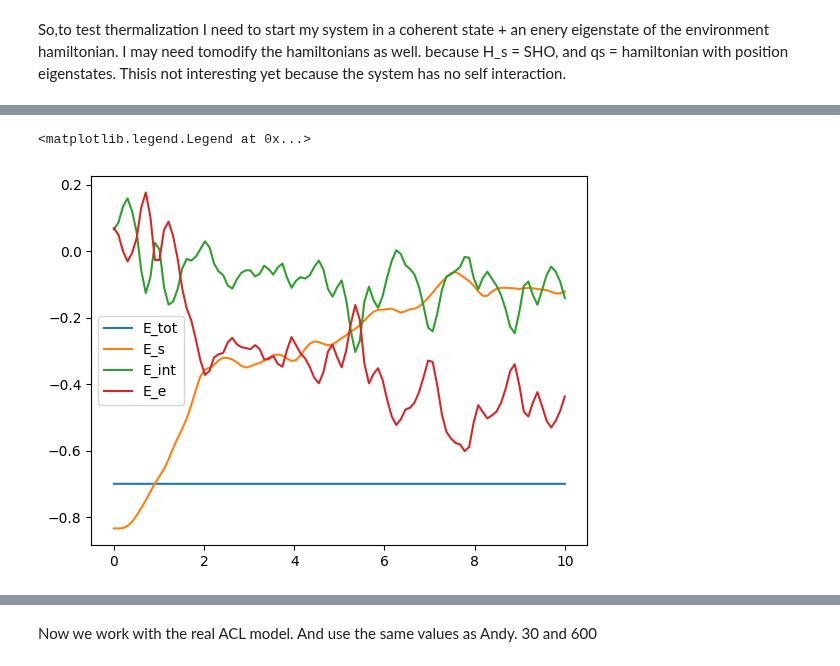
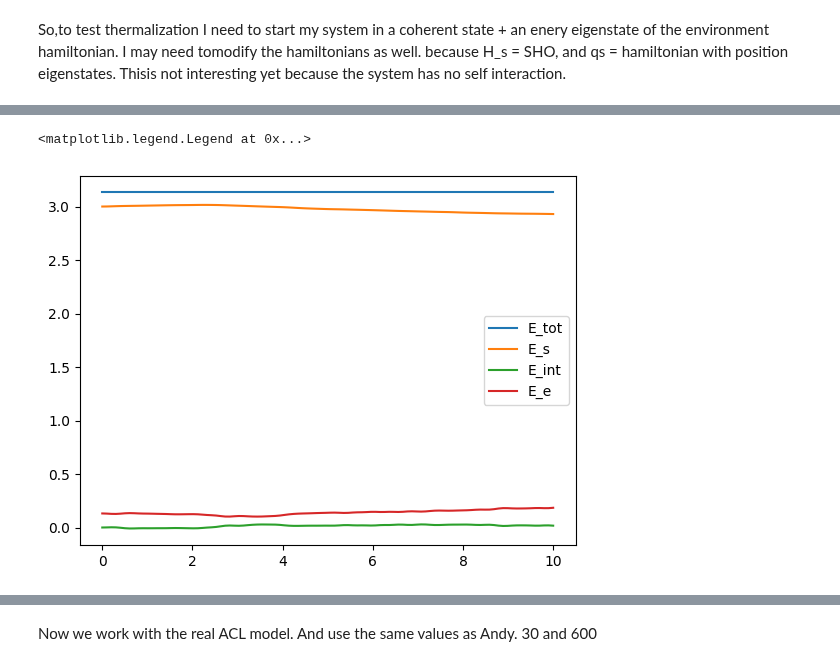
Before and after one commit to MarinAndreGirard/ACL, a Jupyter notebook: Working/thermalization.ipynb, the cells around one changed output, grey strips where cells are left out. Saved outputs shown, nothing was run; the diff lists cells and outputs as text; code cells hidden in the pictures.

```diff
--- a/Working/thermalization.ipynb
+++ b/Working/thermalization.ipynb
@@ -73,13 +89,16 @@ Thisis not interesting yet because the system has no self interaction.
 # %%
 # Setting parameters for simulation TODO make a config file for this.
-d1 = 10; d2 = 200; E_spacing = 4.0; E_int = 0.03; E_int2 = 0; E_env = 1; E_env2 = 0; w = [0,0,0,1,0,0,0,0,0,0]; envi=[0]; tmax = 10; ind_nb = 100; log = 0
+d1 = 10; d2 = 200; E_spacing = 1.0; E_int = 0.03; E_int2 = 0; E_env = 1; E_env2 = 0; w = [0,0,0,1,0,0,0,0,0,0]; envi=[0]; tmax = 10; ind_nb = 100; log = 0
 env_sys=0
 # Running the simulation and running the core functions
-result, tlist, H_list, ket_list, info = time_evo(d1,d2,E_spacing, E_int, E_int2, E_env, E_env2,w,envi, tmax, ind_nb,log,0.1)
+result, tlist, H_list, ket_list, info = time_evo(d1,d2,E_spacing, E_int, E_int2, E_env, E_env2,w,envi, tmax, ind_nb,log,0.5)
 eigen = eig(H_list)
 [E_tot,E_s,E_int,E_e]=exp_val_time(result, H_list, info)
 plt.plot(tlist,E_tot)
 plt.plot(tlist,E_s)
 plt.plot(tlist,E_int)
 plt.plot(tlist,E_e)
 plt.legend(["E_tot","E_s","E_int","E_e"])
+# %% [output]
+<matplotlib.legend.Legend at 0x...>
+[figure, added]
@@ -93,10 +104,0 @@ eigen = eig(H_list)
-# %%
-[E_tot,E_s,E_int,E_e]=exp_val_time(result, H_list, info)
-plt.plot(tlist,E_tot)
-plt.plot(tlist,E_s)
-plt.plot(tlist,E_int)
-plt.plot(tlist,E_e)
-plt.legend(["E_tot","E_s","E_int","E_e"])
-# %% [output]
-<matplotlib.legend.Legend at 0x...>
-[figure, removed]
```
Also changed, not shown: parts of 6 cells of this notebook, 1 other file.
